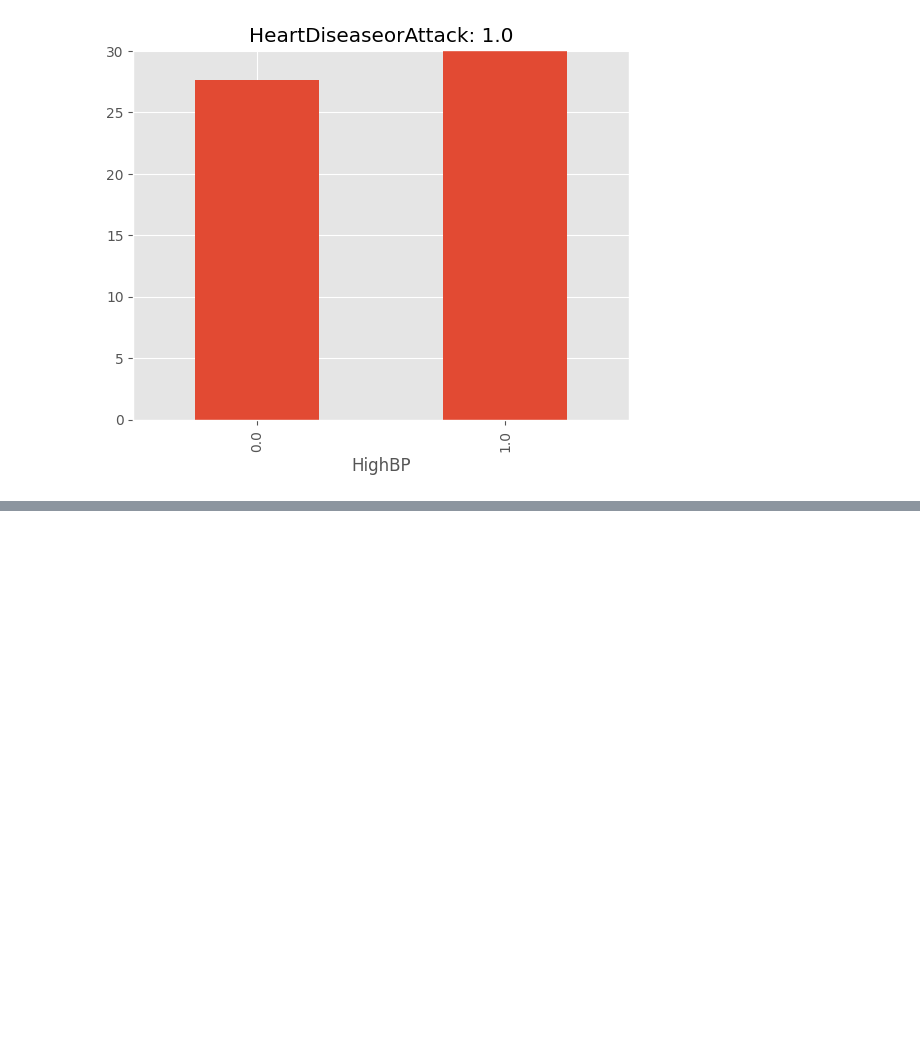
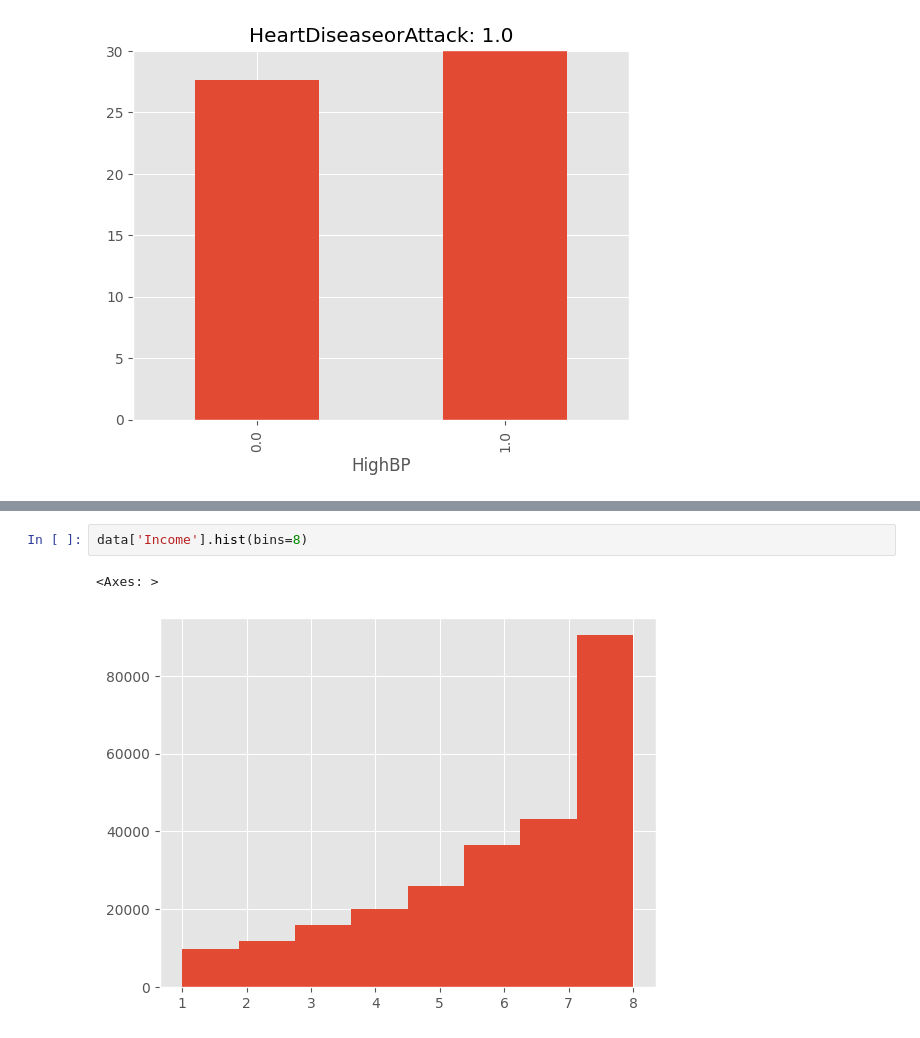
Before and after one commit to RobinMurk/Heart_attack_risk_analysis, a Jupyter notebook: Heart_disease_analysis.ipynb, the cells around one changed output, grey strips where cells are left out. Saved outputs shown, nothing was run; the diff lists cells and outputs as text; blank space fills up the shorter version.

```diff
--- a/Heart_disease_analysis.ipynb
+++ b/Heart_disease_analysis.ipynb
@@ -100,0 +106,5 @@ HeartDiseaseorAttack
+# %%
+data['Income'].hist(bins=8)
+# %% [output]
+<Axes: >
+[figure, added]
```
Also changed, not shown: parts of 13 cells of this notebook, 1 other file.
